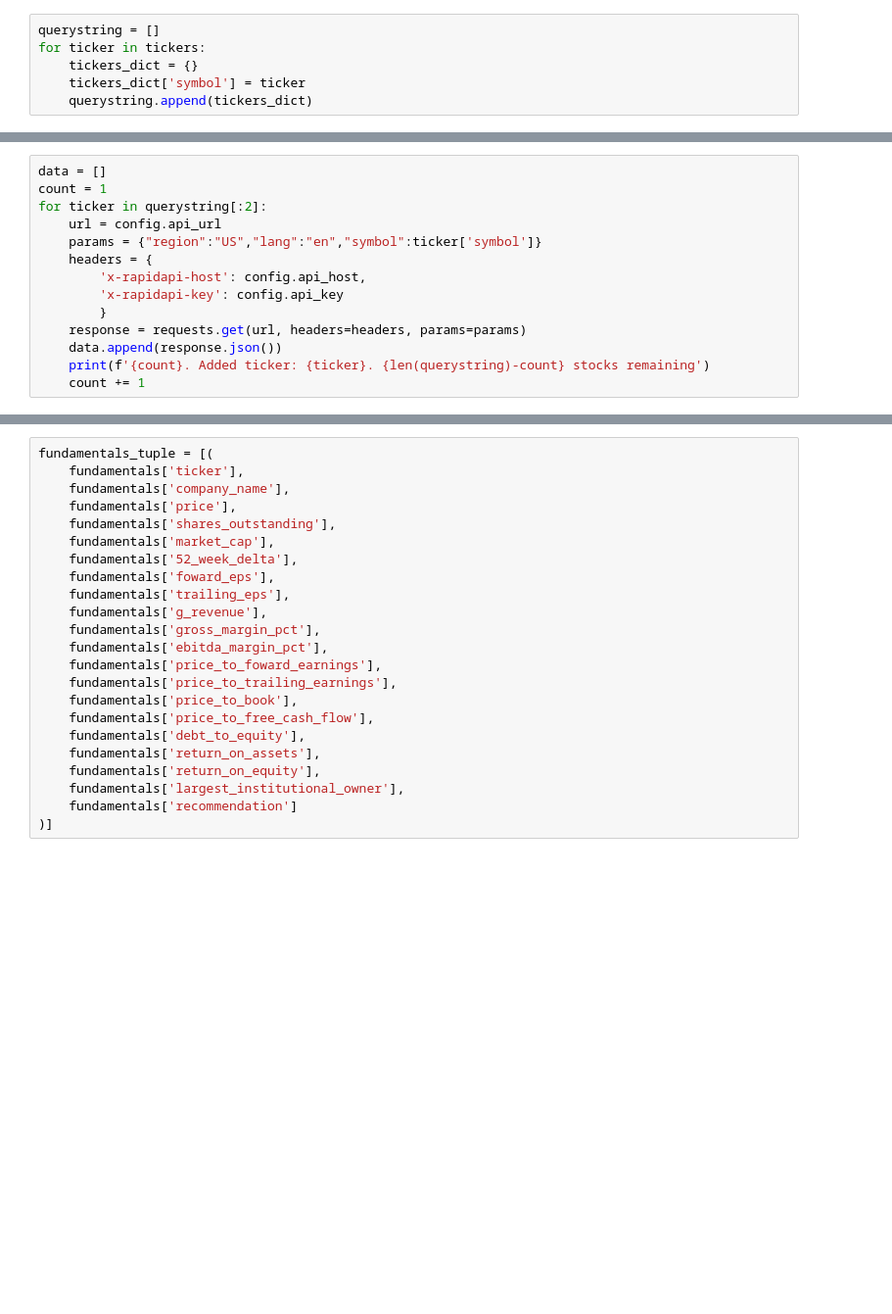
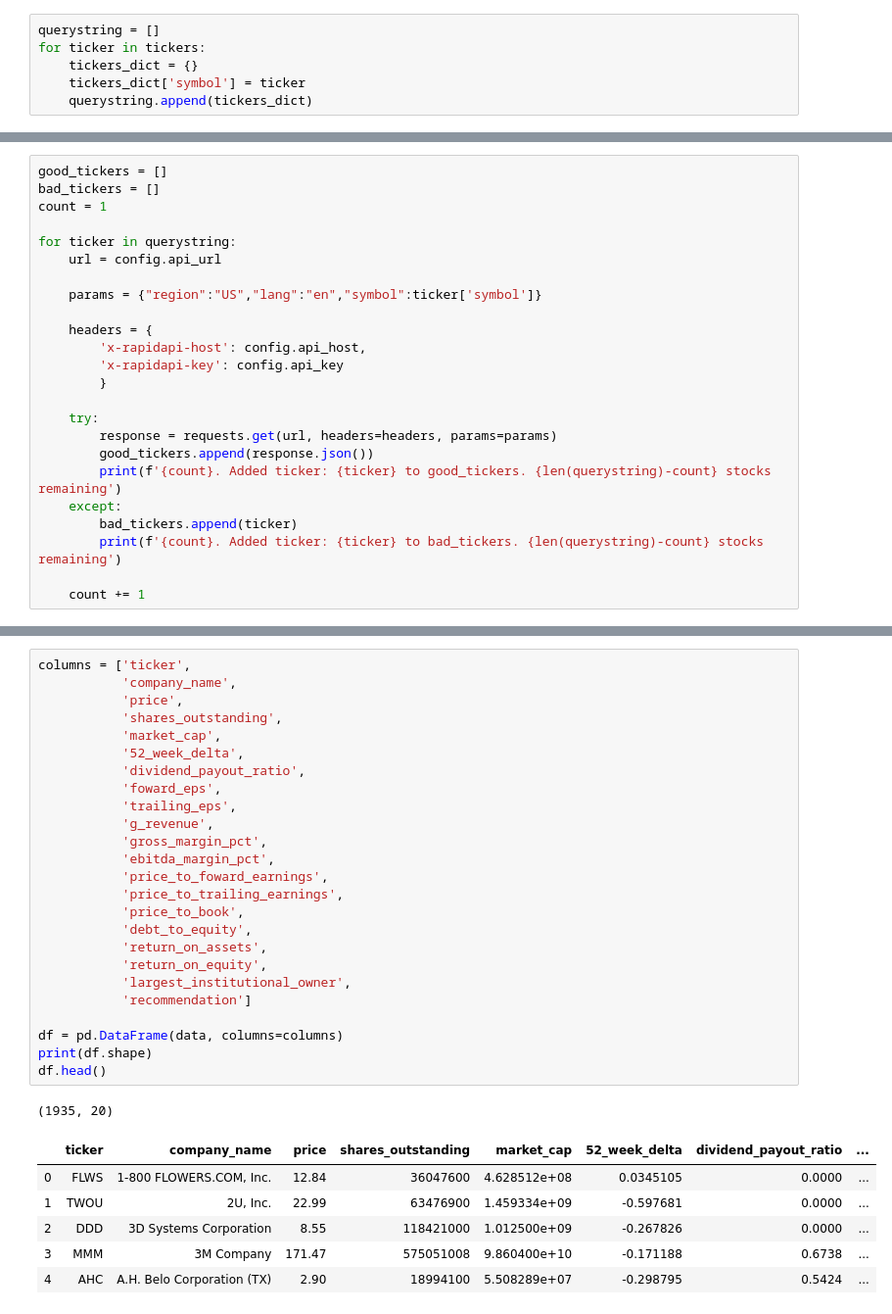
Before and after one commit to jprinfret/stock_classifier, a Jupyter notebook: stock_recommendation_predictor.ipynb, the cells around one changed output, grey strips where cells are left out. Shown at 98% size. Saved outputs shown, nothing was run; the diff lists cells and outputs as text; blank space fills up the shorter version.

```diff
--- a/stock_recommendation_predictor.ipynb
+++ b/stock_recommendation_predictor.ipynb
@@ -96,15 +147,25 @@ querystring[0]['symbol']
 # %%
-data = []
+good_tickers = []
+bad_tickers = []
 count = 1
-for ticker in querystring[:2]:
+
+for ticker in querystring:
     url = config.api_url
+
     params = {"region":"US","lang":"en","symbol":ticker['symbol']}
+
     headers = {
         'x-rapidapi-host': config.api_host,
         'x-rapidapi-key': config.api_key
         }
-    response = requests.get(url, headers=headers, params=params)
-    data.append(response.json())
-    print(f'{count}. Added ticker: {ticker}. {len(querystring)-count} stocks remaining')
+
+    try:
+        response = requests.get(url, headers=headers, params=params)
+        good_tickers.append(response.json())
+        print(f'{count}. Added ticker: {ticker} to good_tickers. {len(querystring)-count} stocks remaining')
+    except:
+        bad_tickers.append(ticker)
+        print(f'{count}. Added ticker: {ticker} to bad_tickers. {len(querystring)-count} stocks remaining')
+
     count += 1
 # %% [output]
@@ -168,23 +258,33 @@ fundamental_data
 # %%
-fundamentals_tuple = [(
-    fundamentals['ticker'],
-    fundamentals['company_name'],
-    fundamentals['price'],
-    fundamentals['shares_outstanding'],
-    fundamentals['market_cap'],
-    fundamentals['52_week_delta'],
-    fundamentals['foward_eps'],
-    fundamentals['trailing_eps'],
-    fundamentals['g_revenue'],
-    fundamentals['gross_margin_pct'],
-    fundamentals['ebitda_margin_pct'],
-    fundamentals['price_to_foward_earnings'],
-    fundamentals['price_to_trailing_earnings'],
-    fundamentals['price_to_book'],
-    fundamentals['price_to_free_cash_flow'],
-    fundamentals['debt_to_equity'],
-    fundamentals['return_on_assets'],
-    fundamentals['return_on_equity'],
-    fundamentals['largest_institutional_owner'],
-    fundamentals['recommendation']
-)]
+columns = ['ticker',
+           'company_name',
+           'price',
+           'shares_outstanding',
+           'market_cap',
+           '52_week_delta',
+           'dividend_payout_ratio',
+           'foward_eps',
+           'trailing_eps',
+           'g_revenue',
+           'gross_margin_pct',
+           'ebitda_margin_pct',
+           'price_to_foward_earnings',
+           'price_to_trailing_earnings',
+           'price_to_book',
+           'debt_to_equity',
+           'return_on_assets',
+           'return_on_equity',
+           'largest_institutional_owner',
+           'recommendation']
+
+df = pd.DataFrame(data, columns=columns)
+print(df.shape)
+df.head()
+# %% [output]
+(1935, 20)
+|  | ticker | company_name | price | shares_outstanding | market_cap | 52_week_delta | dividend_payout_ratio | ... |
+| 0 | FLWS | 1-800 FLOWERS.COM, Inc. | 12.84 | 36047600 | 4.628512e+08 | 0.0345105 | 0.0000 | ... |
+| 1 | TWOU | 2U, Inc. | 22.99 | 63476900 | 1.459334e+09 | -0.597681 | 0.0000 | ... |
+| 2 | DDD | 3D Systems Corporation | 8.55 | 118421000 | 1.012500e+09 | -0.267826 | 0.0000 | ... |
+| 3 | MMM | 3M Company | 171.47 | 575051008 | 9.860400e+10 | -0.171188 | 0.6738 | ... |
+| 4 | AHC | A.H. Belo Corporation (TX) | 2.90 | 18994100 | 5.508289e+07 | -0.298795 | 0.5424 | ... |
```
Also changed, not shown: parts of 18 cells of this notebook, 1 other file.
